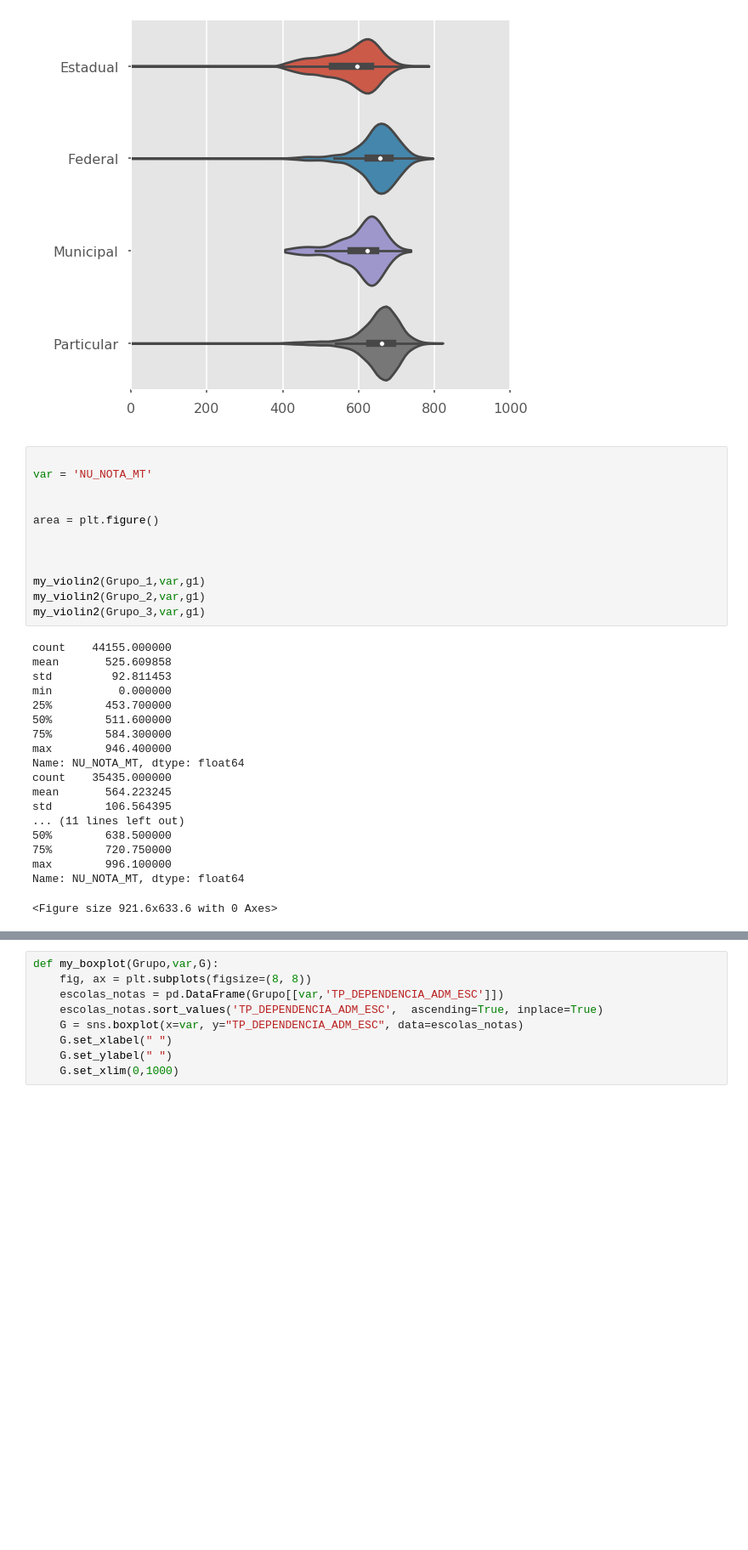
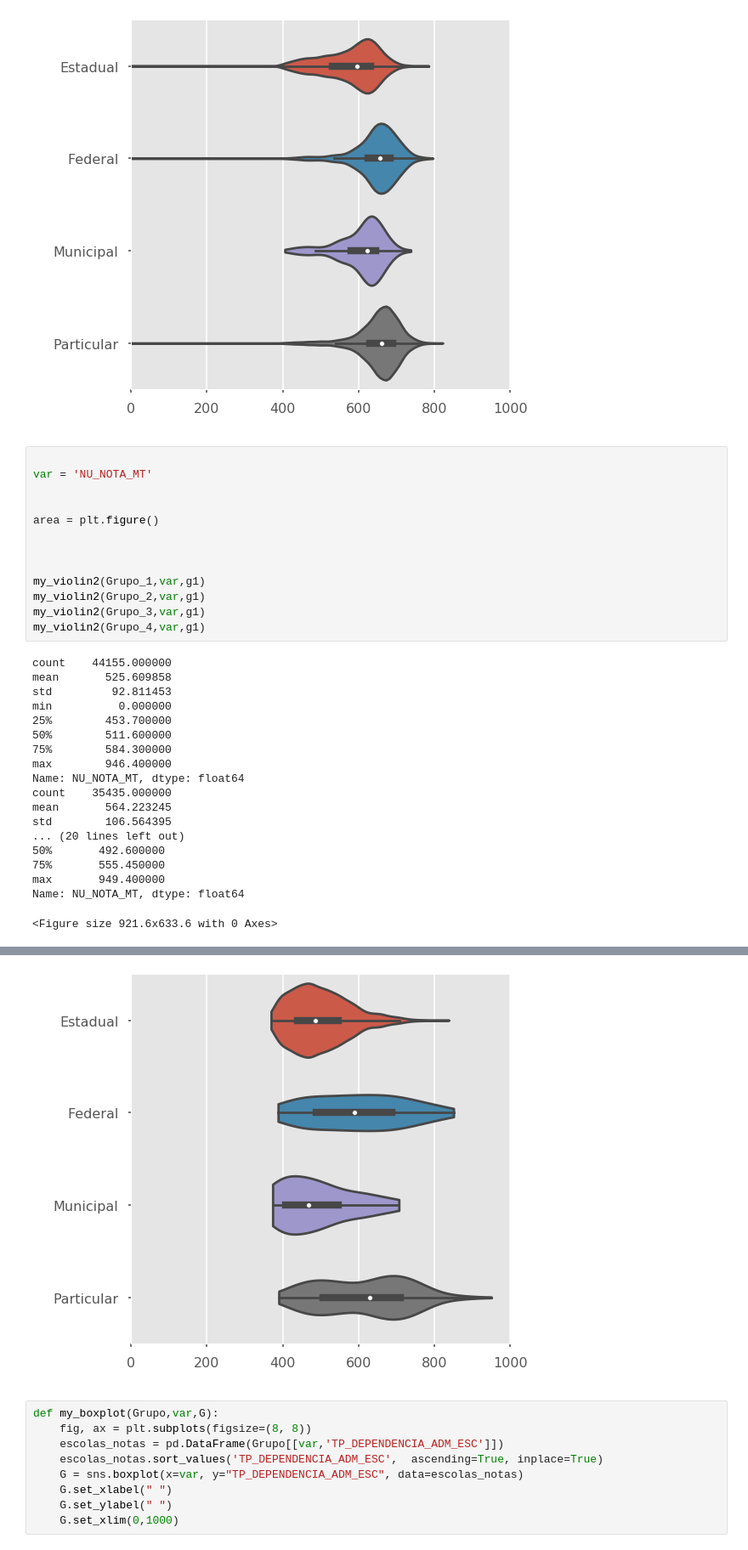
Before and after one commit to vinnyalvs/MineracaoDadosEducacionais, a Jupyter notebook: Analise Descritiva por Estudo_Pais-Copy1.ipynb, the cells around one changed output, grey strips where cells are left out. Shown at 85% size. Drawn from its saved outputs; the diff is of its cells as text; blank space fills up the shorter version.

```diff
--- a/Analise Descritiva por Estudo_Pais-Copy1.ipynb
+++ b/Analise Descritiva por Estudo_Pais-Copy1.ipynb
@@ -888,37 +891,39 @@ Name: NU_NOTA_CH, dtype: float64
 # %%
 
 var = 'NU_NOTA_MT'
 
 
 area = plt.figure()
 
 
 
 my_violin2(Grupo_1,var,g1)
 my_violin2(Grupo_2,var,g1)
 my_violin2(Grupo_3,var,g1)
+my_violin2(Grupo_4,var,g1)
 # %% [output]
 count    44155.000000
 mean       525.609858
 std         92.811453
 min          0.000000
 25%        453.700000
 50%        511.600000
 75%        584.300000
 max        946.400000
 Name: NU_NOTA_MT, dtype: float64
 count    35435.000000
 mean       564.223245
 std        106.564395
-... (11 lines left out)
-50%        638.500000
-75%        720.750000
-max        996.100000
+... (20 lines left out)
+50%       492.600000
+75%       555.450000
+max       949.400000
 Name: NU_NOTA_MT, dtype: float64
 <Figure size 921.6x633.6 with 0 Axes>
 [figure]
 [figure]
 [figure]
+[figure, added]
 # %%
 def my_boxplot(Grupo,var,G):
     fig, ax = plt.subplots(figsize=(8, 8))
```
Also changed, not shown: parts of 1 cell of this notebook, 7 other files.
